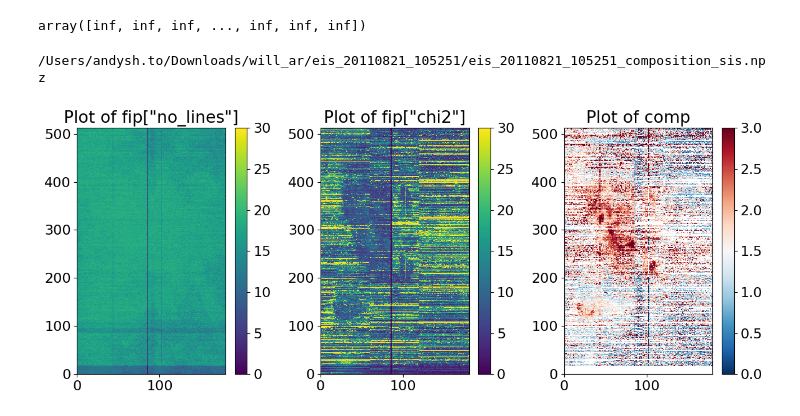
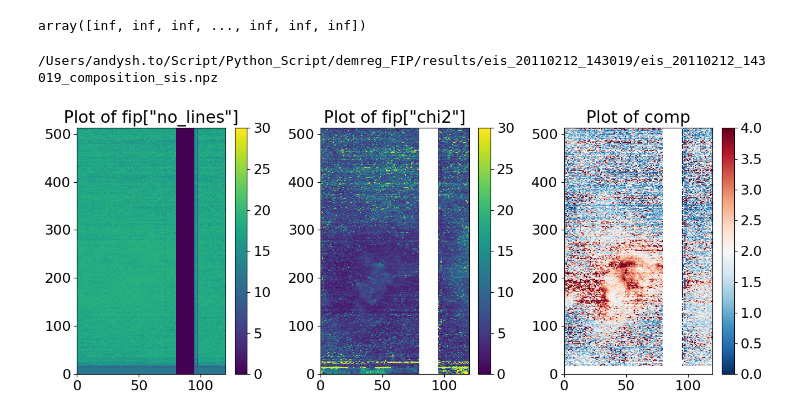
Before and after one commit to andyto1234/demreg_FIP, a Jupyter notebook: test.ipynb, the cells around one changed output. Saved outputs shown, nothing was run; the diff lists cells and outputs as text; code cells hidden in the pictures.

```diff
--- a/test.ipynb
+++ b/test.ipynb
@@ -739,34 +761,34 @@ update_filenames_txt(processing_filename, processed_filename)
 # %%
 import glob
 # fips = sorted(glob.glob('/Users/andysh.to/Script/Python_Script/demreg_FIP/results/eis_20071017_024748/eis_20071017_024748_composition_sis.npz'))
-file = glob.glob('/Users/andysh.to/Downloads/will_ar/eis_20110821_105251/eis_20110821_105251_composition_sis.npz')[0]
+file = glob.glob('/Users/andysh.to/Script/Python_Script/demreg_FIP/results/eis_20110212_143019/eis_20110212_143019_composition_sis.npz')[0]
 
 print(file)
 fip = np.load(file)
 
 # Create a figure with 1 row and 2 columns for subplots
 fig, (ax1, ax2, ax3) = plt.subplots(1, 3, figsize=(12, 5))
 
 # Plot the first dataset in the first subplot
 c1 = ax1.pcolormesh(fip['no_lines'], vmin=0, vmax=30, cmap='viridis')
 ax1.set_title('Plot of fip["no_lines"]')
 fig.colorbar(c1, ax=ax1)
 
 # Plot the second dataset in the second subplot
 c2 = ax2.pcolormesh(fip['chi2'], vmin=0, vmax=30, cmap='viridis')
 ax2.set_title('Plot of fip["chi2"]')
 fig.colorbar(c2, ax=ax2)
 
 # Plot the second dataset in the second subplot
 comp = fip['composition']
 comp[np.where(fip['no_lines']*1 < fip['chi2'])]=np.nan
-c3 = ax3.pcolormesh(comp, vmin=0, vmax=3, cmap='RdBu_r')
+c3 = ax3.pcolormesh(comp, vmin=0, vmax=4, cmap='RdBu_r')
 ax3.set_title('Plot of comp')
 fig.colorbar(c3, ax=ax3)
 
 # Display the plots
 plt.tight_layout()
 plt.show()
 # %% [output]
-/Users/andysh.to/Downloads/will_ar/eis_20110821_105251/eis_20110821_105251_composition_sis.npz
+/Users/andysh.to/Script/Python_Script/demreg_FIP/results/eis_20110212_143019/eis_20110212_143019_composition_sis.npz
-[figure, old version]
+[figure, new version]
```
Also changed, not shown: parts of 10 cells of this notebook, 4 other files.
